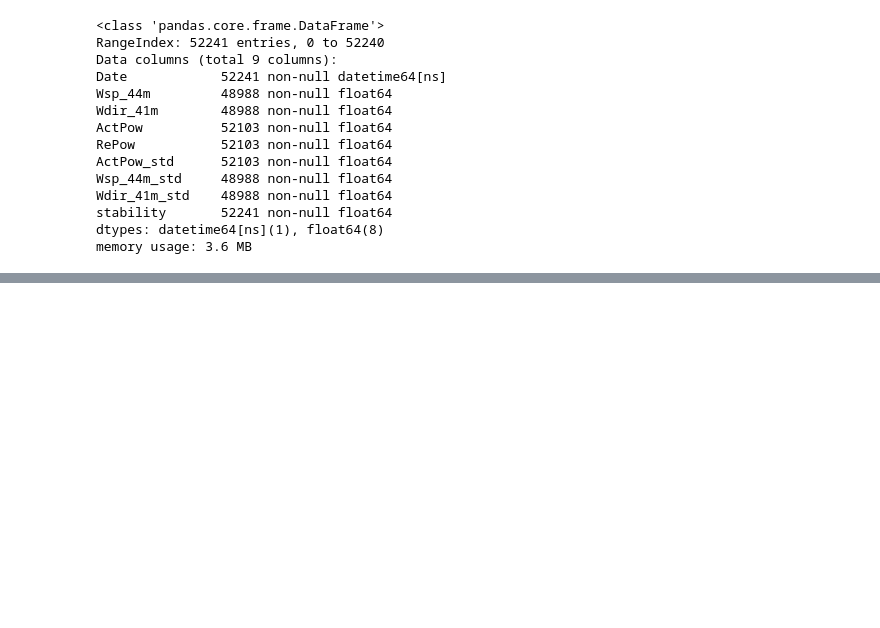
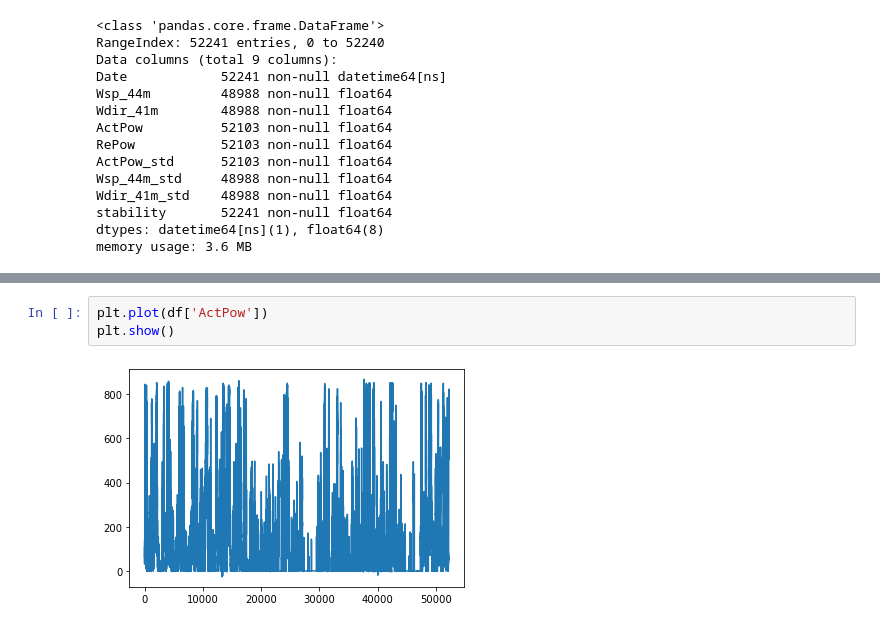
Before and after one commit to wobniarin/CAPUEE_2019_LAB5_Data_Visualization, a Jupyter notebook: CAPUEE_2019_LAB5_Data_Visualization.ipynb, the cells around one changed output, grey strips where cells are left out. Cells and saved outputs as stored; diff of their text form; blank space fills up the shorter version.

```diff
--- a/CAPUEE_2019_LAB5_Data_Visualization.ipynb
+++ b/CAPUEE_2019_LAB5_Data_Visualization.ipynb
@@ -94,0 +124,5 @@ memory usage: 3.6 MB
+# %%
+plt.plot(df['ActPow'])
+plt.show()
+# %% [output]
+[figure, added]
```
Also changed, not shown: parts of 14 cells of this notebook, 1 other file.
